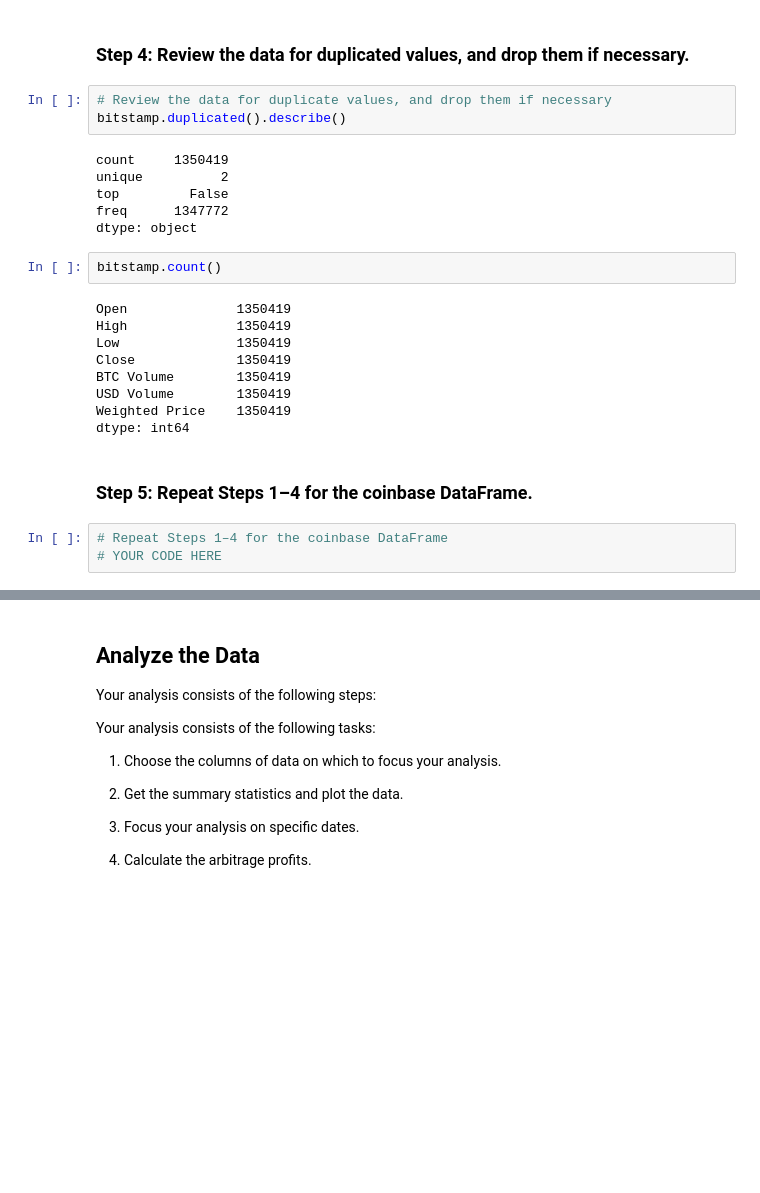
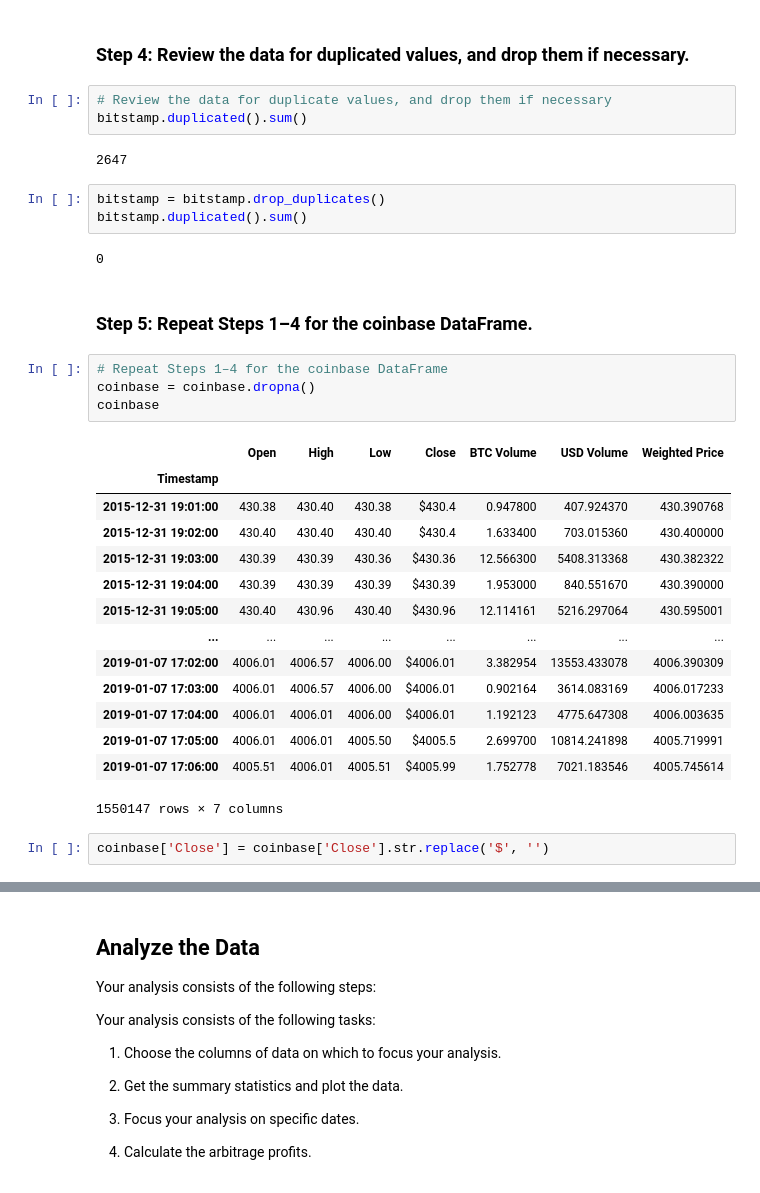
Before and after one commit to JonahLeggett/Bitcoin_Arbitrage_Analysis, a Jupyter notebook: crypto_arbitrage.ipynb, the cells around one changed output, grey strips where cells are left out. Saved outputs shown, nothing was run; the diff lists cells and outputs as text; blank space fills up the shorter version.

```diff
--- a/crypto_arbitrage.ipynb
+++ b/crypto_arbitrage.ipynb
@@ -153,26 +153,34 @@ Name: Close, Length: 1350419, dtype: float64
 ### Step 4: Review the data for duplicated values, and drop them if necessary.
 # %%
 # Review the data for duplicate values, and drop them if necessary
-bitstamp.duplicated().describe()
+bitstamp.duplicated().sum()
 # %% [output]
-count     1350419
-unique          2
-top         False
-freq      1347772
-dtype: object
+2647
-# %%
-bitstamp.count()
-# %% [output]
-Open              1350419
-High              1350419
-Low               1350419
-Close             1350419
-BTC Volume        1350419
-USD Volume        1350419
-Weighted Price    1350419
-dtype: int64
+# %%
+bitstamp = bitstamp.drop_duplicates()
+bitstamp.duplicated().sum()
+# %% [output]
+0
 # %% [markdown]
 ### Step 5: Repeat Steps 1–4 for the coinbase DataFrame.
 # %%
 # Repeat Steps 1–4 for the coinbase DataFrame
-# YOUR CODE HERE
+coinbase = coinbase.dropna()
+coinbase
+# %% [output]
+|  | Open | High | Low | Close | BTC Volume | USD Volume | Weighted Price |
+| Timestamp |  |  |  |  |  |  |  |
+| 2015-12-31 19:01:00 | 430.38 | 430.40 | 430.38 | $430.4 | 0.947800 | 407.924370 | 430.390768 |
+| 2015-12-31 19:02:00 | 430.40 | 430.40 | 430.40 | $430.4 | 1.633400 | 703.015360 | 430.400000 |
+| 2015-12-31 19:03:00 | 430.39 | 430.39 | 430.36 | $430.36 | 12.566300 | 5408.313368 | 430.382322 |
+| 2015-12-31 19:04:00 | 430.39 | 430.39 | 430.39 | $430.39 | 1.953000 | 840.551670 | 430.390000 |
+| 2015-12-31 19:05:00 | 430.40 | 430.96 | 430.40 | $430.96 | 12.114161 | 5216.297064 | 430.595001 |
+| ... | ... | ... | ... | ... | ... | ... | ... |
+| 2019-01-07 17:02:00 | 4006.01 | 4006.57 | 4006.00 | $4006.01 | 3.382954 | 13553.433078 | 4006.390309 |
+| 2019-01-07 17:03:00 | 4006.01 | 4006.57 | 4006.00 | $4006.01 | 0.902164 | 3614.083169 | 4006.017233 |
+| 2019-01-07 17:04:00 | 4006.01 | 4006.01 | 4006.00 | $4006.01 | 1.192123 | 4775.647308 | 4006.003635 |
+| 2019-01-07 17:05:00 | 4006.01 | 4006.01 | 4005.50 | $4005.5 | 2.699700 | 10814.241898 | 4005.719991 |
+| 2019-01-07 17:06:00 | 4005.51 | 4006.01 | 4005.51 | $4005.99 | 1.752778 | 7021.183546 | 4005.745614 |
+1550147 rows × 7 columns
+# %%
+coinbase['Close'] = coinbase['Close'].str.replace('$', '')
```
Also changed, not shown: parts of 9 cells of this notebook.
